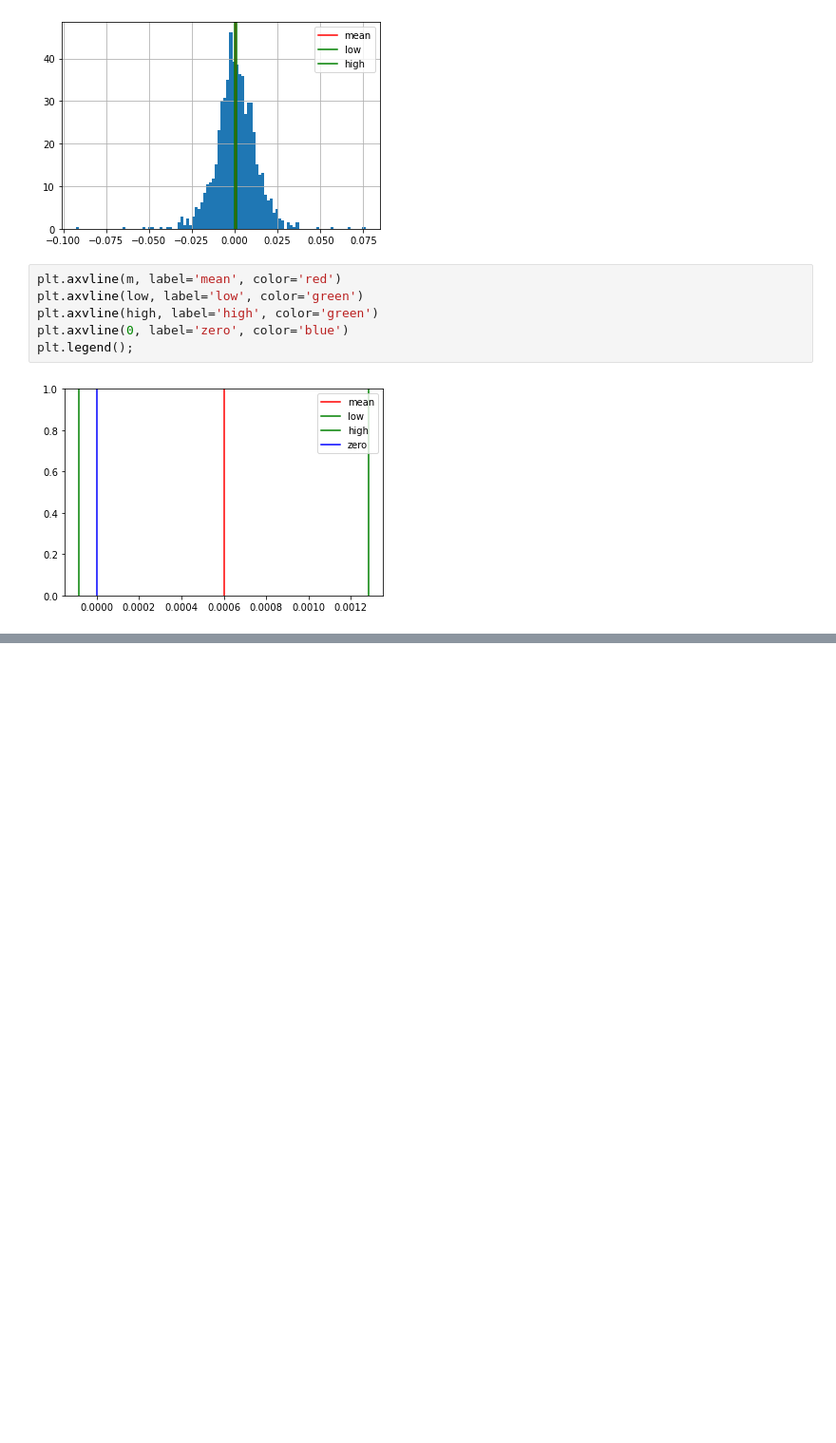
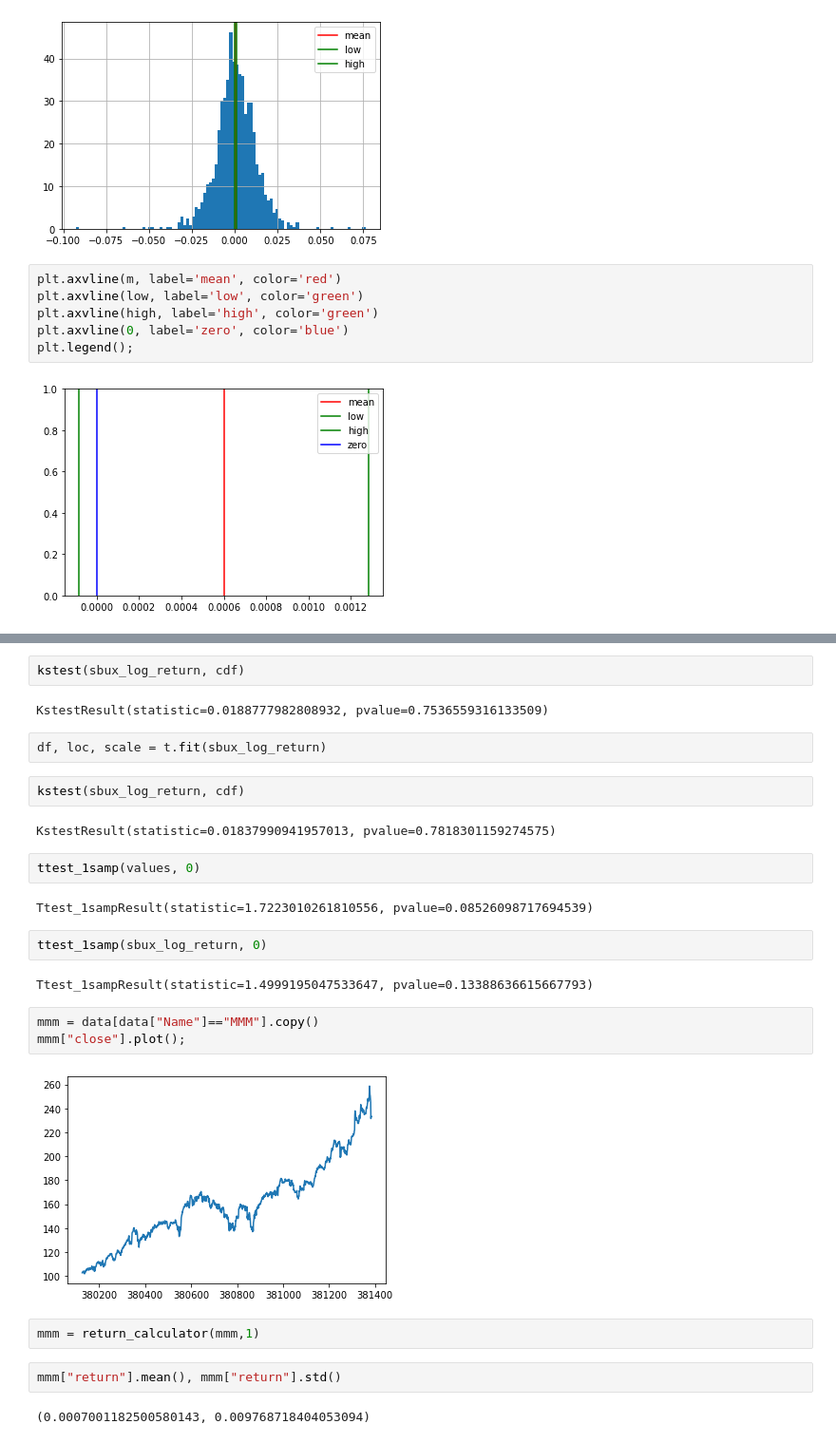
Before and after one commit to tohidabedini/deep-learning-courses, a Jupyter notebook: 04-Udemy - Financial/02-Financial basics/2.11-Financial Data Statistics.ipynb, the cells around one changed output, grey strips where cells are left out. Shown at 95% size. Drawn from its saved outputs; the diff is of its cells as text; blank space fills up the shorter version.

```diff
--- a/04-Udemy - Financial/02-Financial basics/2.11-Financial Data Statistics.ipynb
+++ b/04-Udemy - Financial/02-Financial basics/2.11-Financial Data Statistics.ipynb
@@ -218,0 +261,29 @@ plt.legend();
+# %%
+kstest(sbux_log_return, cdf)
+# %% [output]
+KstestResult(statistic=0.0188777982808932, pvalue=0.7536559316133509)
+# %%
+df, loc, scale = t.fit(sbux_log_return)
+# %%
+kstest(sbux_log_return, cdf)
+# %% [output]
+KstestResult(statistic=0.01837990941957013, pvalue=0.7818301159274575)
+# %%
+ttest_1samp(values, 0)
+# %% [output]
+Ttest_1sampResult(statistic=1.7223010261810556, pvalue=0.08526098717694539)
+# %%
+ttest_1samp(sbux_log_return, 0)
+# %% [output]
+Ttest_1sampResult(statistic=1.4999195047533647, pvalue=0.13388636615667793)
+# %%
+mmm = data[data["Name"]=="MMM"].copy()
+mmm["close"].plot();
+# %% [output]
+[figure, added]
+# %%
+mmm = return_calculator(mmm,1)
+# %%
+mmm["return"].mean(), mmm["return"].std()
+# %% [output]
+(0.0007001182500580143, 0.009768718404053094)
```
Also changed, not shown: parts of 25 cells of this notebook.
